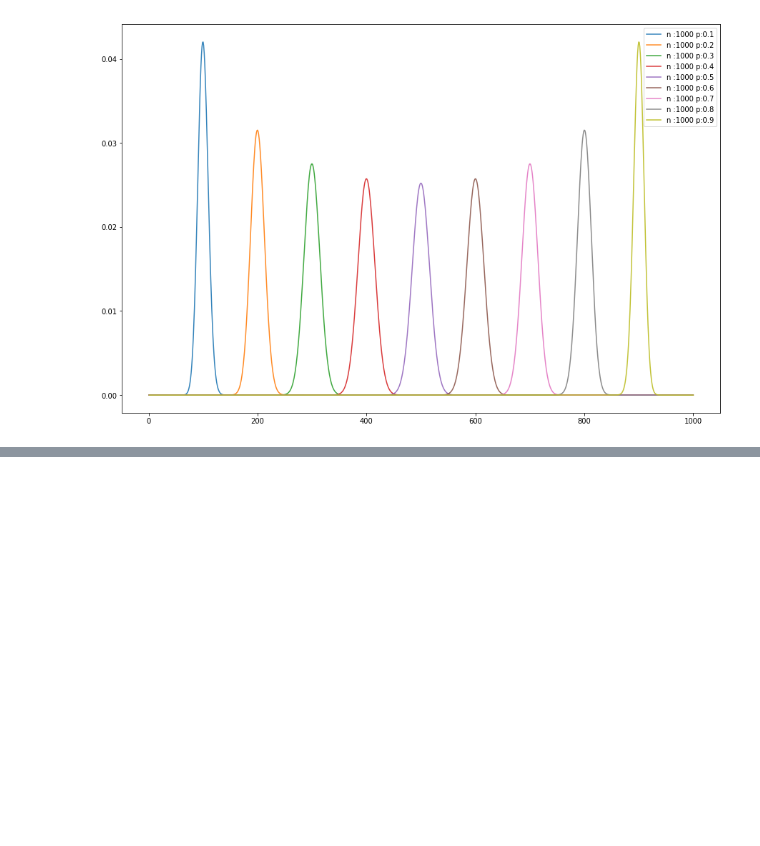
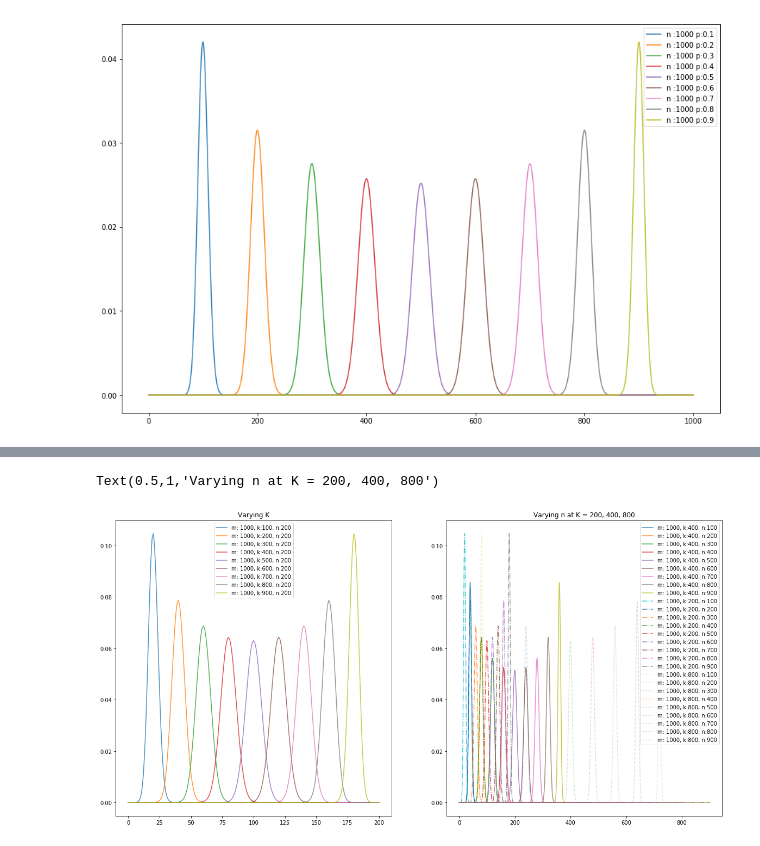
Before and after one commit to mlcow/prob-stats, a Jupyter notebook: Univariate_parametric_distributions.ipynb, the cells around one changed output, grey strips where cells are left out. Cells and saved outputs as stored; diff of their text form; code cells hidden in the pictures; blank space fills up the shorter version.

```diff
--- a/Univariate_parametric_distributions.ipynb
+++ b/Univariate_parametric_distributions.ipynb
@@ -26,0 +33,43 @@ plt.legend()
+# %%
+def plot_hypergeometric(m,k,n, fmt='-', alpha=0.8):
+  def binom(a, b):
+    return scipy.special.binom(a, b)
+
+  def hypergeometric_f(x,m,k,n):
+    return 1.0 * binom(k, x) * binom(m-k, n-x) / binom(m, n)
+
+  x = np.arange(0, 1+n)
+  plt.plot(x,
+           [hypergeometric_f(i, m, k, n) for i in x],
+           fmt,
+           label="m: {}, k:{}, n:{}".format(m, k, n),
+           alpha=alpha)
+# %%
+# Varying k
+plt.figure(figsize=[20,10])
+plt.subplot(1,2,1)
+for k in range(100, 1000, 100):
+  plot_hypergeometric(1000, k, 200)
+
+plt.legend()
+plt.title("Varying K")
+
+plt.subplot(1,2,2)
+
+# Varying n
+for n in range(100, 1000, 100):
+  plot_hypergeometric(1000, 400, n)
+
+# Varying n
+for n in range(100, 1000, 100):
+  plot_hypergeometric(1000, 200, n, '-.')
+
+# Varying n
+for n in range(100, 1000, 100):
+  plot_hypergeometric(1000, 800, n, '--', 0.2)
+
+plt.legend()
+plt.title("Varying n at K = 200, 400, 800")
+# %% [output]
+Text(0.5,1,'Varying n at K = 200, 400, 800')
+[figure, added]
```
Also changed, not shown: parts of 1 cell of this notebook.
